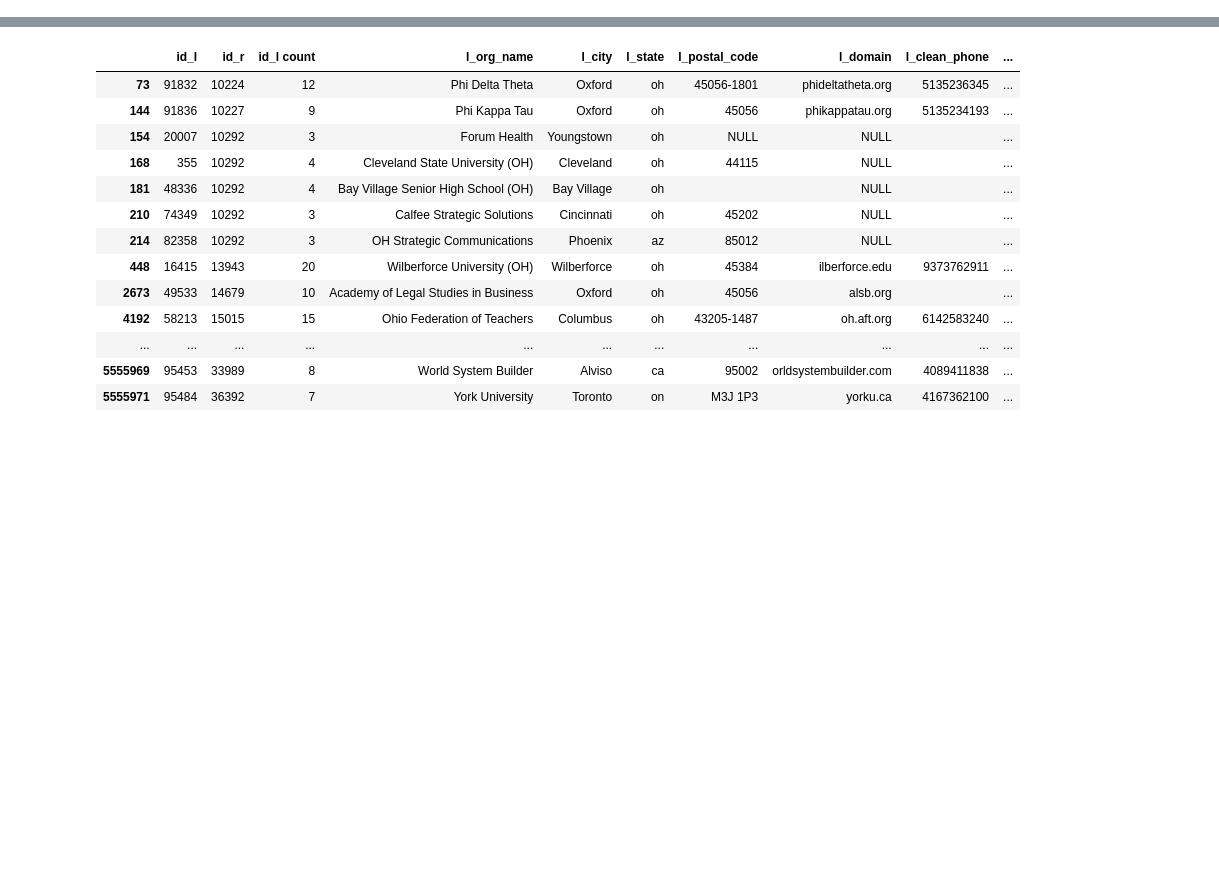
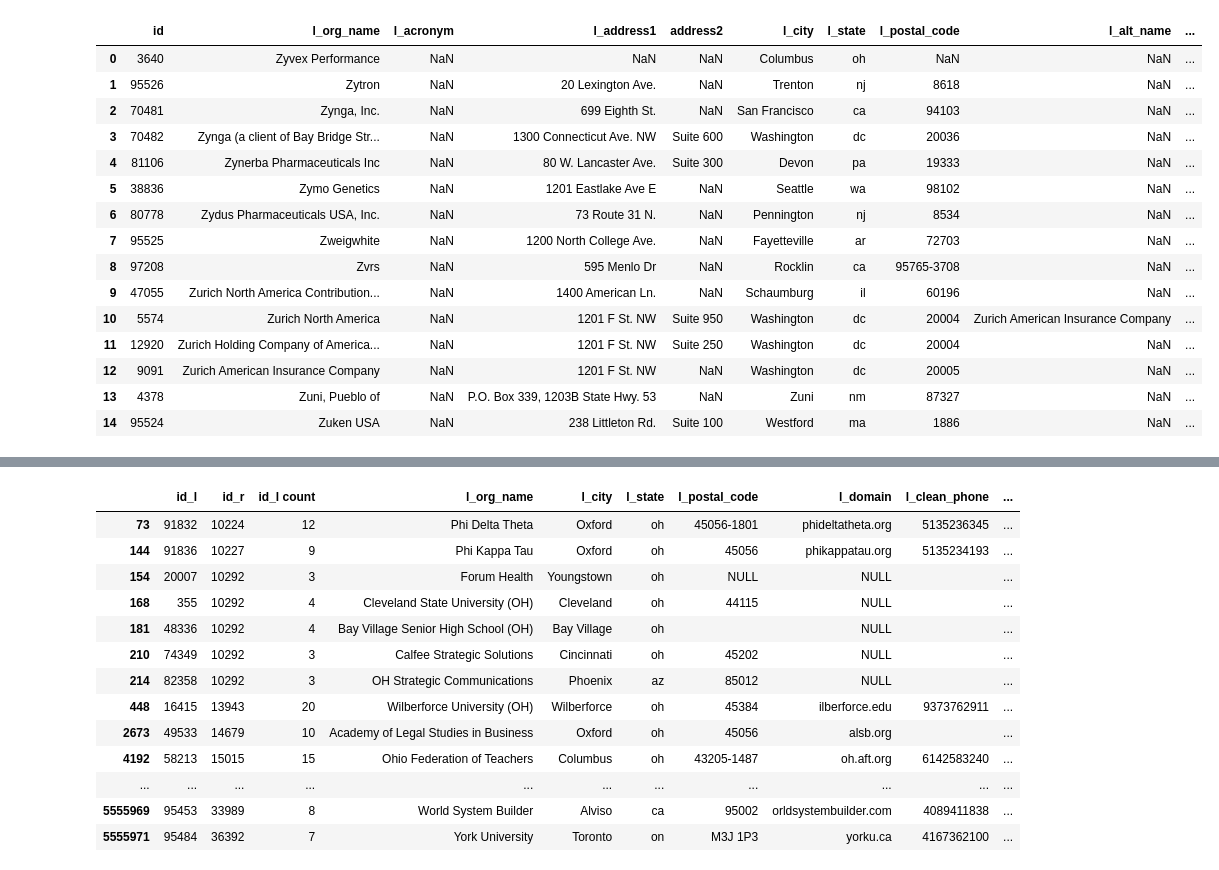
Before and after one commit to duncanjamesbell/data_matching, a Jupyter notebook: Org_Matcher_v3.0.ipynb, the cells around one changed output, grey strips where cells are left out. Cells and saved outputs as stored; diff of their text form; code cells hidden in the pictures; blank space fills up the shorter version.

```diff
--- a/Org_Matcher_v3.0.ipynb
+++ b/Org_Matcher_v3.0.ipynb
@@ -668 +691,20 @@ See the caveats in the documentation: http://pandas.pydata.org/pandas-docs/stabl
+# %%
+left_df.head(15)
+# %% [output]
+|  | id | l_org_name | l_acronym | l_address1 | address2 | l_city | l_state | l_postal_code | l_alt_name | ... |
+| 0 | 3640 | Zyvex Performance | NaN | NaN | NaN | Columbus | oh | NaN | NaN | ... |
+| 1 | 95526 | Zytron | NaN | 20 Lexington Ave. | NaN | Trenton | nj | 8618 | NaN | ... |
+| 2 | 70481 | Zynga, Inc. | NaN | 699 Eighth St. | NaN | San Francisco | ca | 94103 | NaN | ... |
+| 3 | 70482 | Zynga (a client of Bay Bridge Str... | NaN | 1300 Connecticut Ave. NW | Suite 600 | Washington | dc | 20036 | NaN | ... |
+| 4 | 81106 | Zynerba Pharmaceuticals Inc | NaN | 80 W. Lancaster Ave. | Suite 300 | Devon | pa | 19333 | NaN | ... |
+| 5 | 38836 | Zymo Genetics | NaN | 1201 Eastlake Ave E | NaN | Seattle | wa | 98102 | NaN | ... |
+| 6 | 80778 | Zydus Pharmaceuticals USA, Inc. | NaN | 73 Route 31 N. | NaN | Pennington | nj | 8534 | NaN | ... |
+| 7 | 95525 | Zweigwhite | NaN | 1200 North College Ave. | NaN | Fayetteville | ar | 72703 | NaN | ... |
+| 8 | 97208 | Zvrs | NaN | 595 Menlo Dr | NaN | Rocklin | ca | 95765-3708 | NaN | ... |
+| 9 | 47055 | Zurich North America Contribution... | NaN | 1400 American Ln. | NaN | Schaumburg | il | 60196 | NaN | ... |
+| 10 | 5574 | Zurich North America | NaN | 1201 F St. NW | Suite 950 | Washington | dc | 20004 | Zurich American Insurance Company | ... |
+| 11 | 12920 | Zurich Holding Company of America... | NaN | 1201 F St. NW | Suite 250 | Washington | dc | 20004 | NaN | ... |
+| 12 | 9091 | Zurich American Insurance Company | NaN | 1201 F St. NW | NaN | Washington | dc | 20005 | NaN | ... |
+| 13 | 4378 | Zuni, Pueblo of | NaN | P.O. Box 339, 1203B State Hwy. 53 | NaN | Zuni | nm | 87327 | NaN | ... |
+| 14 | 95524 | Zuken USA | NaN | 238 Littleton Rd. | Suite 100 | Westford | ma | 1886 | NaN | ... |
 # %%
```
Also changed, not shown: parts of 21 cells of this notebook.
